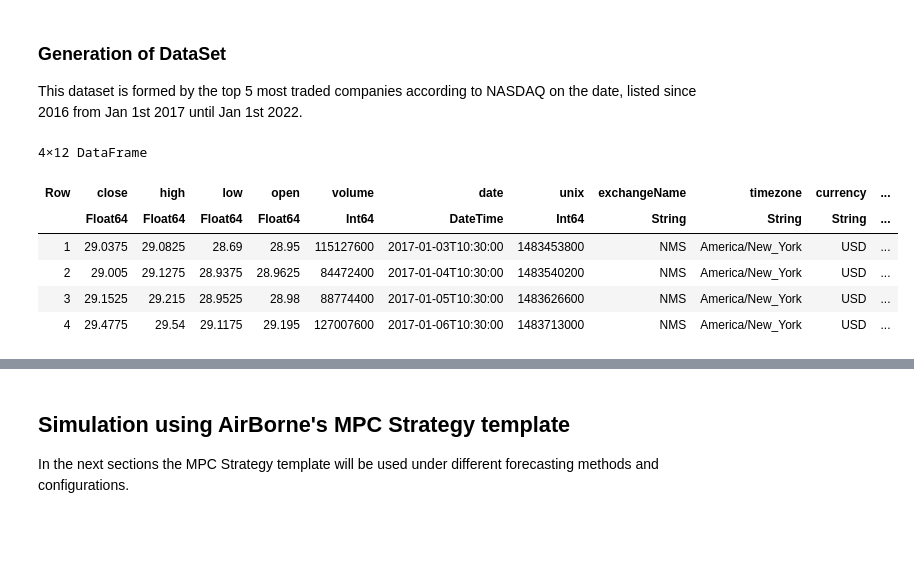
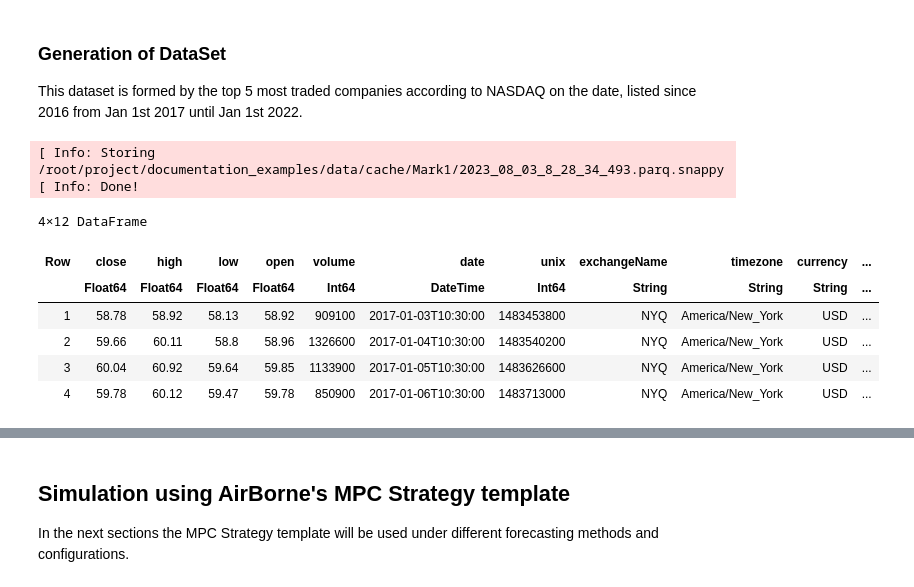
Before and after one commit to brunocastroibarburu94/dissertation_msc_2023, a Jupyter notebook: documentation_examples/MPC_Example.ipynb, the cells around one changed output, grey strips where cells are left out. Drawn from its saved outputs; the diff is of its cells as text; code cells hidden in the pictures; blank space fills up the shorter version.

```diff
--- a/documentation_examples/MPC_Example.ipynb
+++ b/documentation_examples/MPC_Example.ipynb
@@ -83,38 +76,41 @@ using DataFrames: groupby, combine
 ########################################################
 using AirBorne.ETL.NASDAQ: screener
 using AirBorne.Utils: get_latest_N
 tickers_df = screener()
 filtered_df =tickers_df[[   x!="" ? parse(Int64, x)<2016 : false for x in tickers_df.ipoyear],["symbol","marketCap","sector","volume"]]
 filtered_df[!,"volume"]=parse.(Int64,filtered_df[!,"volume"])
 filtered_df[!,"marketCap"]=parse.(Float64,filtered_df[!,"marketCap"])
 grouped_df = groupby(filtered_df,"sector")
 f(sdf)= get_latest_N(sdf,:volume,5;rev=true)
 result = combine(grouped_df,f)
 
 #####################################################
 ###    Extract interday date from Yahoo Finance   ###
 #####################################################
 using AirBorne.ETL.Cache: store_bundle
 bundle_id="Mark1"
 cache_dir = joinpath(@__DIR__, "data", "cache")
 # To generate the "demo" data use:
 using AirBorne.ETL.YFinance: get_interday_data
 using AirBorne.ETL.Cache: store_bundle
 using Dates: DateTime, datetime2unix
 from = DateTime("2017-01-01"); to = DateTime("2022-01-01")
 u_from = string(round(Int, datetime2unix(from)));
 u_to = string(round(Int, datetime2unix(to)))
 data = get_interday_data(result.symbol, u_from, u_to)
 store_bundle(data; bundle_id=bundle_id, archive=true, cache_dir=cache_dir)
 @info "Done!"
+first(data,4)
 # %% [output]
-4×12 DataFrame
+[ Info: Storing /root/project/documentation_examples/data/cache/Mark1/2023_08_03_8_28_34_493.parq.snappy
+[ Info: Done!
+4×12 DataFrame
 | Row | close | high | low | open | volume | date | unix | exchangeName | timezone | currency | ... |
 |  | Float64 | Float64 | Float64 | Float64 | Int64 | DateTime | Int64 | String | String | String | ... |
-| 1 | 29.0375 | 29.0825 | 28.69 | 28.95 | 115127600 | 2017-01-03T10:30:00 | 1483453800 | NMS | America/New_York | USD | ... |
-| 2 | 29.005 | 29.1275 | 28.9375 | 28.9625 | 84472400 | 2017-01-04T10:30:00 | 1483540200 | NMS | America/New_York | USD | ... |
-| 3 | 29.1525 | 29.215 | 28.9525 | 28.98 | 88774400 | 2017-01-05T10:30:00 | 1483626600 | NMS | America/New_York | USD | ... |
-| 4 | 29.4775 | 29.54 | 29.1175 | 29.195 | 127007600 | 2017-01-06T10:30:00 | 1483713000 | NMS | America/New_York | USD | ... |
+| 1 | 58.78 | 58.92 | 58.13 | 58.92 | 909100 | 2017-01-03T10:30:00 | 1483453800 | NYQ | America/New_York | USD | ... |
+| 2 | 59.66 | 60.11 | 58.8 | 58.96 | 1326600 | 2017-01-04T10:30:00 | 1483540200 | NYQ | America/New_York | USD | ... |
+| 3 | 60.04 | 60.92 | 59.64 | 59.85 | 1133900 | 2017-01-05T10:30:00 | 1483626600 | NYQ | America/New_York | USD | ... |
+| 4 | 59.78 | 60.12 | 59.47 | 59.78 | 850900 | 2017-01-06T10:30:00 | 1483713000 | NYQ | America/New_York | USD | ... |
 # %%
 # If you already have the data somewhere accesible by the cache loading the data directly is faster
 using AirBorne.ETL.Cache: load_bundle
```
Also changed, not shown: parts of 29 cells of this notebook, 2 other files.
